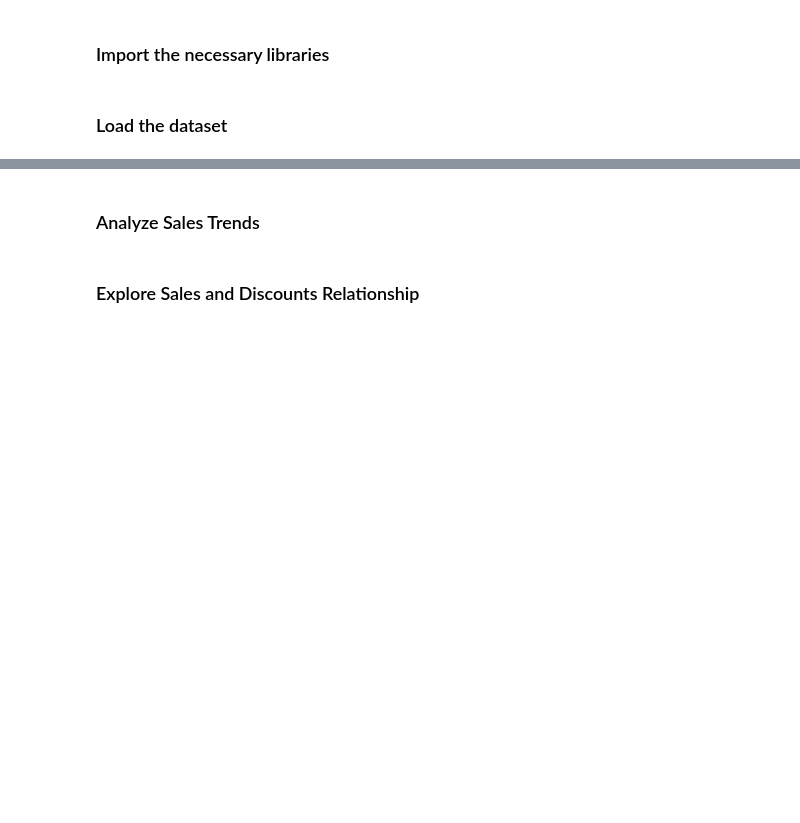
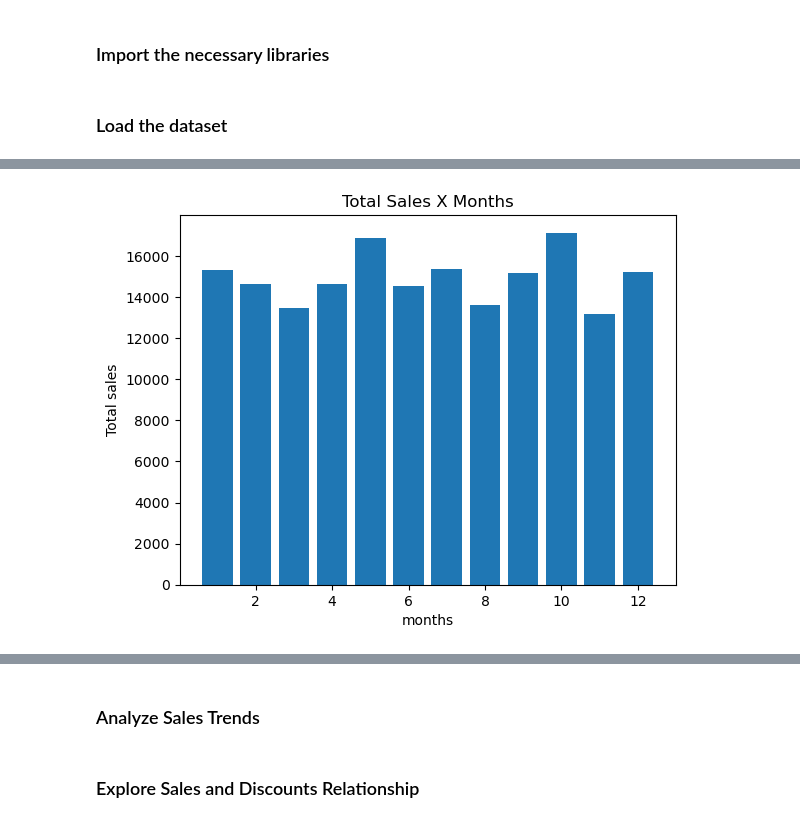
Before and after one commit to GuaSiMoTO/LAB-Python-for-Data-Analysis-Data-Visualization-Techniques-public, a Jupyter notebook: LAB-Data-Visualization.ipynb, the cells around one changed output, grey strips where cells are left out. Saved outputs shown, nothing was run; the diff lists cells and outputs as text; code cells hidden in the pictures; blank space fills up the shorter version.

```diff
--- a/LAB-Data-Visualization.ipynb
+++ b/LAB-Data-Visualization.ipynb
@@ -28,0 +27,6 @@ import seaborn as sns
+# %%
+# uso el encoding por buena practiva
+df = pd.read_csv('retail_sales_data.csv', encoding ='UTF-8')
+
+# paso los nombres de las columnas a minuscula
+df.columns = df.columns.str.lower()
@@ -28,0 +49,19 @@ import seaborn as sns
+# %%
+#df['Date']= pd.to_datetime(df['Date'],format ='%Y-%m-%d')
+
+#df['month'] = df['Date'].dt.month
+
+
+df_total_sales = df.groupby('month')['sales'].sum().reset_index(name = 'total sales')
+
+fig, ax = plt.subplots(1, 1)
+
+ax.bar(df_total_sales['month'],df_total_sales['total sales'])
+
+ax.set_title('Total Sales x Months')
+ax.set_xlabel('months')
+ax.set_ylabel('Total sales')
+
+plt.show()
+# %% [output]
+[figure, added]
```
Also changed, not shown: parts of 8 cells of this notebook, 3 other files.
